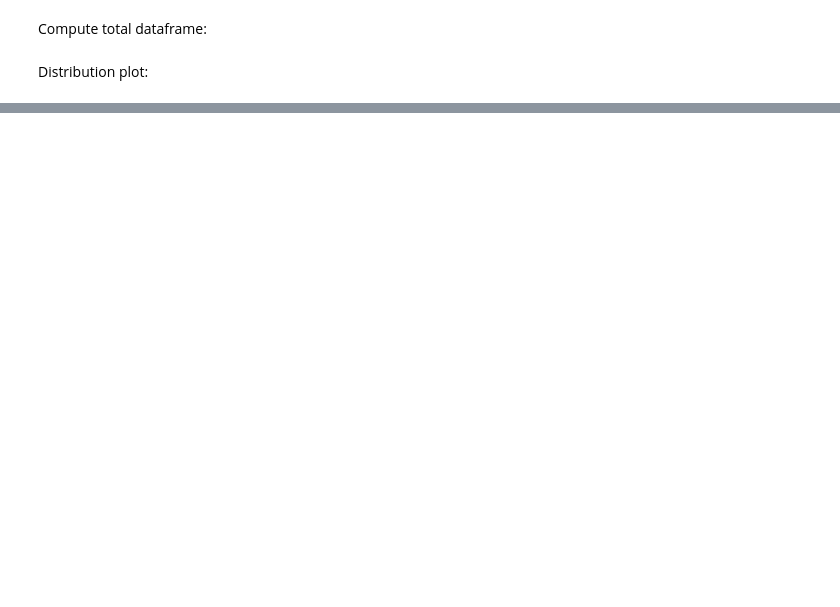
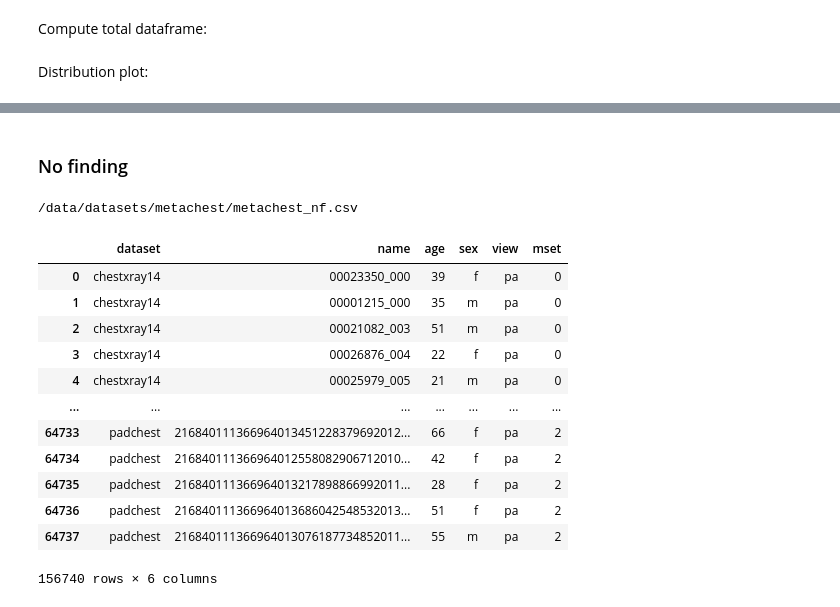
Before and after one commit to richardtml/metachest-dev, a Jupyter notebook: metachest.ipynb, the cells around one changed output, grey strips where cells are left out. Saved outputs shown, nothing was run; the diff lists cells and outputs as text; code cells hidden in the pictures; blank space fills up the shorter version.

Commit message:
Add no-finding samples preprocessing

```diff
--- a/metachest.ipynb
+++ b/metachest.ipynb
@@ -92,0 +141,26 @@ path
+# %% [markdown]
+### No finding
+# %%
+nf_df = pd.concat(
+    pd.read_csv(join(metachest_dir, f'{ds_name}_nf.csv'))
+    for ds_name in ds_names
+)
+nf_filepath = join(metachest_dir, 'metachest_nf.csv')
+nf_df.to_csv(nf_filepath, index=False)
+print(nf_filepath)
+nf_df
+# %% [output]
+/data/datasets/metachest/metachest_nf.csv
+|  | dataset | name | age | sex | view | mset |
+| 0 | chestxray14 | 00023350_000 | 39 | f | pa | 0 |
+| 1 | chestxray14 | 00001215_000 | 35 | m | pa | 0 |
+| 2 | chestxray14 | 00021082_003 | 51 | m | pa | 0 |
+| 3 | chestxray14 | 00026876_004 | 22 | f | pa | 0 |
+| 4 | chestxray14 | 00025979_005 | 21 | m | pa | 0 |
+| ... | ... | ... | ... | ... | ... | ... |
+| 64733 | padchest | 216840111366964013451228379692012... | 66 | f | pa | 2 |
+| 64734 | padchest | 216840111366964012558082906712010... | 42 | f | pa | 2 |
+| 64735 | padchest | 216840111366964013217898866992011... | 28 | f | pa | 2 |
+| 64736 | padchest | 216840111366964013686042548532013... | 51 | f | pa | 2 |
+| 64737 | padchest | 216840111366964013076187734852011... | 55 | m | pa | 2 |
+156740 rows × 6 columns
```
Also changed, not shown: parts of 10 cells of this notebook, 4 other files.
